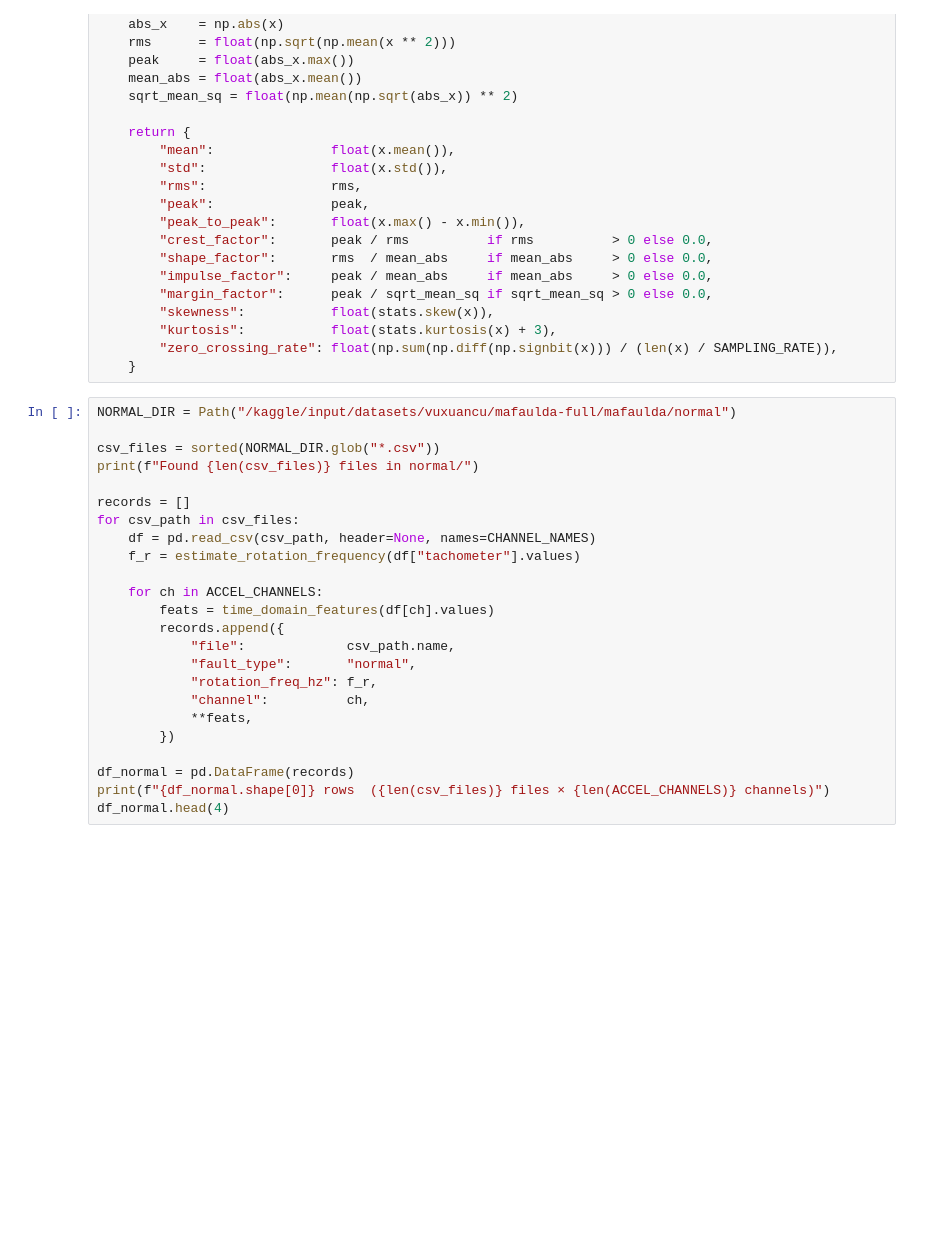
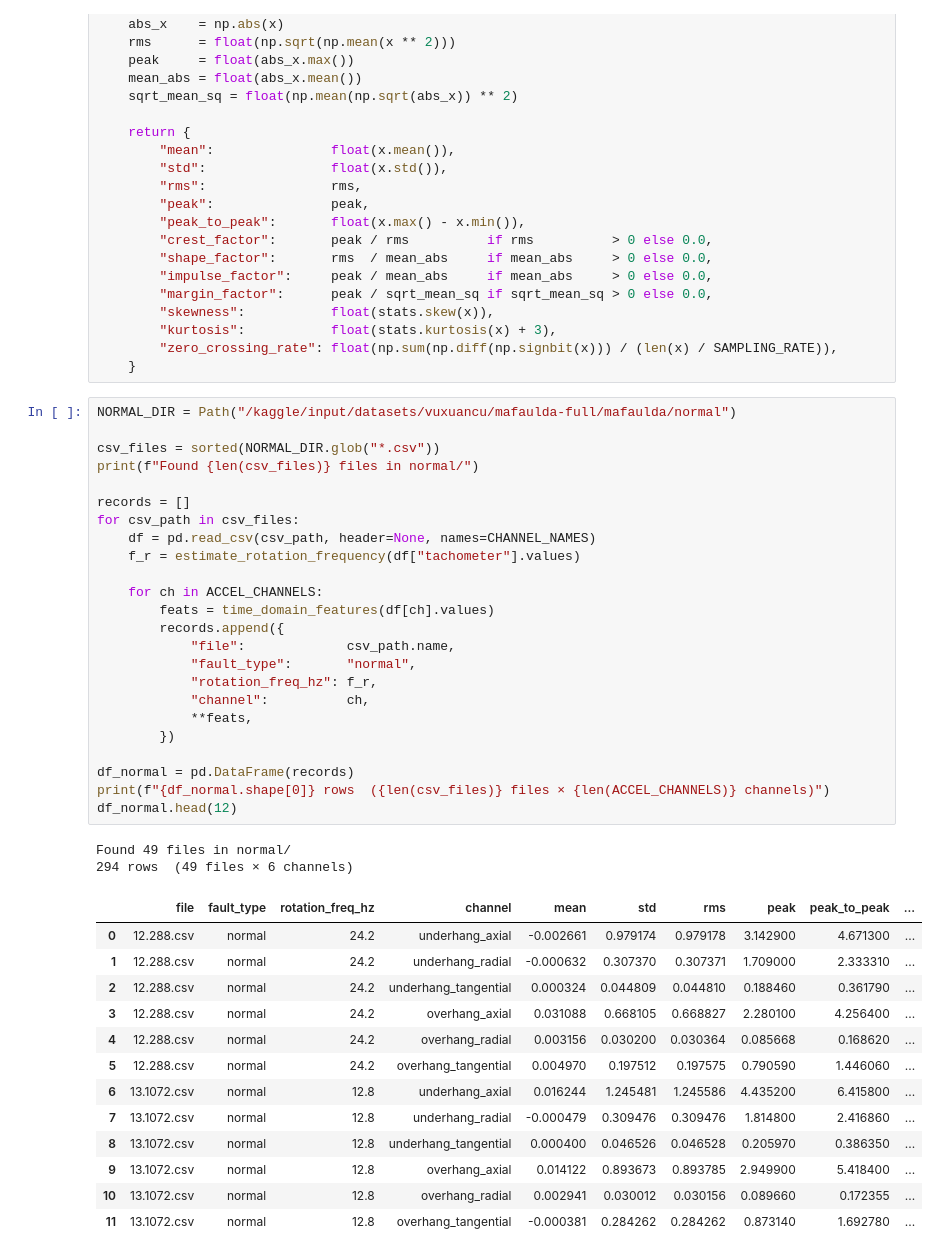
Before and after one commit to victorsillerico/fault-diagnosis-machinery, a Jupyter notebook: notebooks/phase1/02_time_domain.ipynb, the cells around one changed output. Saved outputs shown, nothing was run; the diff lists cells and outputs as text; blank space fills up the shorter version.

```diff
--- a/notebooks/phase1/02_time_domain.ipynb
+++ b/notebooks/phase1/02_time_domain.ipynb
@@ -69,27 +69,43 @@ def time_domain_features(x: np.ndarray) -> dict:
 # %%
 NORMAL_DIR = Path("/kaggle/input/datasets/vuxuancu/mafaulda-full/mafaulda/normal")
 
 csv_files = sorted(NORMAL_DIR.glob("*.csv"))
 print(f"Found {len(csv_files)} files in normal/")
 
 records = []
 for csv_path in csv_files:
     df = pd.read_csv(csv_path, header=None, names=CHANNEL_NAMES)
     f_r = estimate_rotation_frequency(df["tachometer"].values)
 
     for ch in ACCEL_CHANNELS:
         feats = time_domain_features(df[ch].values)
         records.append({
             "file":             csv_path.name,
             "fault_type":       "normal",
             "rotation_freq_hz": f_r,
             "channel":          ch,
             **feats,
         })
 
 df_normal = pd.DataFrame(records)
 print(f"{df_normal.shape[0]} rows  ({len(csv_files)} files × {len(ACCEL_CHANNELS)} channels)")
-df_normal.head(4)
+df_normal.head(12)
+# %% [output]
+Found 49 files in normal/
+294 rows  (49 files × 6 channels)
+|  | file | fault_type | rotation_freq_hz | channel | mean | std | rms | peak | peak_to_peak | ... |
+| 0 | 12.288.csv | normal | 24.2 | underhang_axial | -0.002661 | 0.979174 | 0.979178 | 3.142900 | 4.671300 | ... |
+| 1 | 12.288.csv | normal | 24.2 | underhang_radial | -0.000632 | 0.307370 | 0.307371 | 1.709000 | 2.333310 | ... |
+| 2 | 12.288.csv | normal | 24.2 | underhang_tangential | 0.000324 | 0.044809 | 0.044810 | 0.188460 | 0.361790 | ... |
+| 3 | 12.288.csv | normal | 24.2 | overhang_axial | 0.031088 | 0.668105 | 0.668827 | 2.280100 | 4.256400 | ... |
+| 4 | 12.288.csv | normal | 24.2 | overhang_radial | 0.003156 | 0.030200 | 0.030364 | 0.085668 | 0.168620 | ... |
+| 5 | 12.288.csv | normal | 24.2 | overhang_tangential | 0.004970 | 0.197512 | 0.197575 | 0.790590 | 1.446060 | ... |
+| 6 | 13.1072.csv | normal | 12.8 | underhang_axial | 0.016244 | 1.245481 | 1.245586 | 4.435200 | 6.415800 | ... |
+| 7 | 13.1072.csv | normal | 12.8 | underhang_radial | -0.000479 | 0.309476 | 0.309476 | 1.814800 | 2.416860 | ... |
+| 8 | 13.1072.csv | normal | 12.8 | underhang_tangential | 0.000400 | 0.046526 | 0.046528 | 0.205970 | 0.386350 | ... |
+| 9 | 13.1072.csv | normal | 12.8 | overhang_axial | 0.014122 | 0.893673 | 0.893785 | 2.949900 | 5.418400 | ... |
+| 10 | 13.1072.csv | normal | 12.8 | overhang_radial | 0.002941 | 0.030012 | 0.030156 | 0.089660 | 0.172355 | ... |
+| 11 | 13.1072.csv | normal | 12.8 | overhang_tangential | -0.000381 | 0.284262 | 0.284262 | 0.873140 | 1.692780 | ... |
 # %%
 FEATURE_COLS = [
     "mean", "std", "rms", "peak", "peak_to_peak",
```
Also changed, not shown: parts of 2 cells of this notebook, 2 other files.
